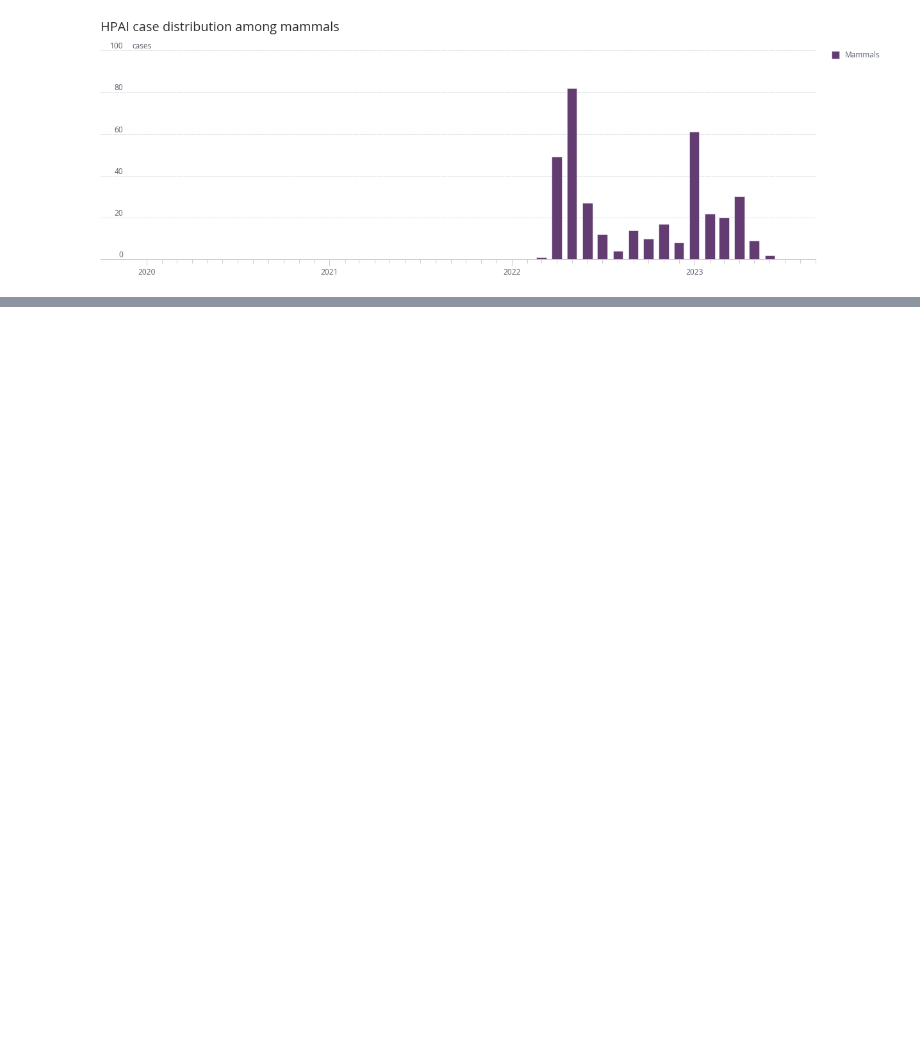
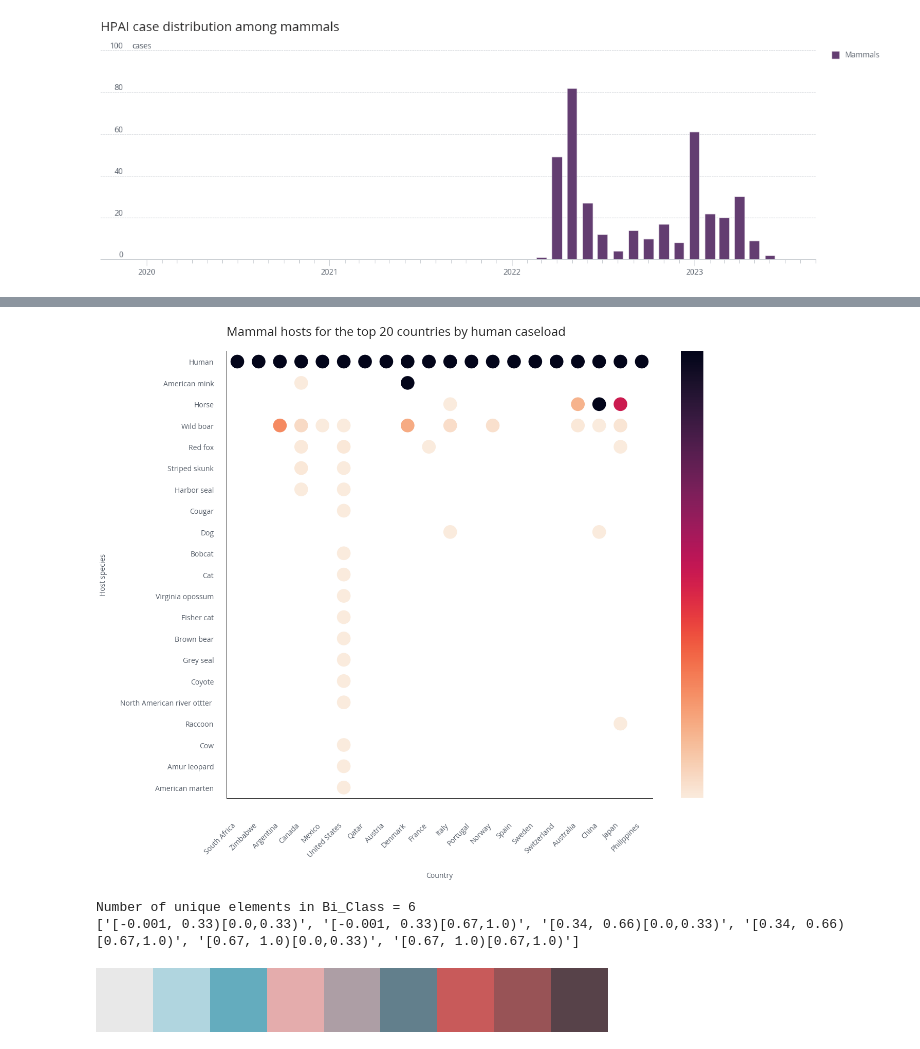
Before and after one commit to cghss-data-lab/uga-pipp, a Jupyter notebook: query_figures/query_figures_080123.ipynb, the cells around one changed output, grey strips where cells are left out. Drawn from its saved outputs; the diff is of its cells as text; code cells hidden in the pictures; blank space fills up the shorter version.

```diff
--- a/query_figures/query_figures_080123.ipynb
+++ b/query_figures/query_figures_080123.ipynb
@@ -864,0 +1203,2 @@ plt.savefig('figures/uq_host_path_pairings_from_events_over_time.png', dpi=1200,
+# %%
+grouped = pd.read_csv('data/top20_countries_by_human_cases.csv')
@@ -864,0 +1214,53 @@ plt.savefig('figures/uq_host_path_pairings_from_events_over_time.png', dpi=1200,
+# %%
+# Create a pivot table with hostSpecies as rows, pathogenSpecies as columns, and caseload as values
+hm= grouped.pivot_table(index='commonName', columns=['name'], values='monthlyCases',sort=True)
+# %%
+hm['Total'] = hm.sum(axis=1)
+hm = hm.sort_values(by='Total',ascending=False)
+
+hm = hm.drop(columns="Total")
+cols = ['South Africa', 'Zimbabwe','Argentina','Canada','Mexico','United States','Qatar','Austria','Denmark','France','Italy','Portugal','Norway','Spain','Sweden','Switzerland','Australia','China','Japan','Philippines']
+hm = hm[cols]
+# %%
+
+# Set up the heatmap figure
+
+fig, ax = plt.subplots(figsize=(20, 16))
+
+vmin = 1
+vmax = 10000
+
+# Create the heatmap using seaborn with a diverging colormap
+# cmap = sns.diverging_palette(220, 10, as_cmap=True)
+im = scattermap(data=hm, cbar_kws={"ticks":[],"shrink":1.0}, cmap="rocket_r", marker_size = 1000, linewidths=5, ax=ax, vmin=vmin, vmax=vmax)
+
+# Set tick labels and axis labels
+ax.set_xlabel('Country',labelpad=25)
+ax.set_ylabel('Host species',labelpad=25)
+ax.set_title("Mammal hosts for the top 20 countries by human caseload",loc="left",size=24)
+
+
+# Set tick labels and axis labels
+ax.tick_params(axis='x',pad=45,length=0,labelsize=10,width=100)
+plt.setp(ax.get_xticklabels(), rotation=45,ha="right",size=14)
+
+
+ax.tick_params(axis='y',pad=25,width=30,labelsize=10)
+ax.tick_params(top=False, bottom=True, labeltop=False, labelbottom=True)
+plt.setp(ax.get_yticklabels(), rotation=0,size=14)
+
+
+# Spines
+ax.spines.bottom.set_visible(True)
+ax.spines.left.set_visible(True)
+
+ax.set_aspect('equal')
+
+# Set title and show the plot
+plt.show()
+
+# plt.savefig('figures/dot_hostpath_rankedtop20.pdf', dpi=1200,facecolor='w',
+#             edgecolor='w',
+#             orientation='portrait',bbox_inches='tight')
+# %% [output]
+[figure, added]
@@ -864,0 +1316,7 @@ plt.savefig('figures/uq_host_path_pairings_from_events_over_time.png', dpi=1200,
+# %%
+print('Number of unique elements in Bi_Class =', len(merge['biClass'].unique()))
+
+print(sorted(merge["biClass"].unique()))
+# %% [output]
+Number of unique elements in Bi_Class = 6
+['[-0.001, 0.33)[0.0,0.33)', '[-0.001, 0.33)[0.67,1.0)', '[0.34, 0.66)[0.0,0.33)', '[0.34, 0.66)[0.67,1.0)', '[0.67, 1.0)[0.0,0.33)', '[0.67, 1.0)[0.67,1.0)']
@@ -864,0 +1340,7 @@ plt.savefig('figures/uq_host_path_pairings_from_events_over_time.png', dpi=1200,
+# %%
+# All colors to create a complete legend
+all_colors = ['#e8e8e8', '#b0d5df', '#64acbe', '#e4acac', '#ad9ea5', '#627f8c', '#c85a5a', '#985356', '#574249']
+cmap = matplotlib.colors.ListedColormap(all_colors)
+cmap
+# %% [output]
+[figure, added]
```
Also changed, not shown: parts of 34 cells of this notebook, 23 other files.
